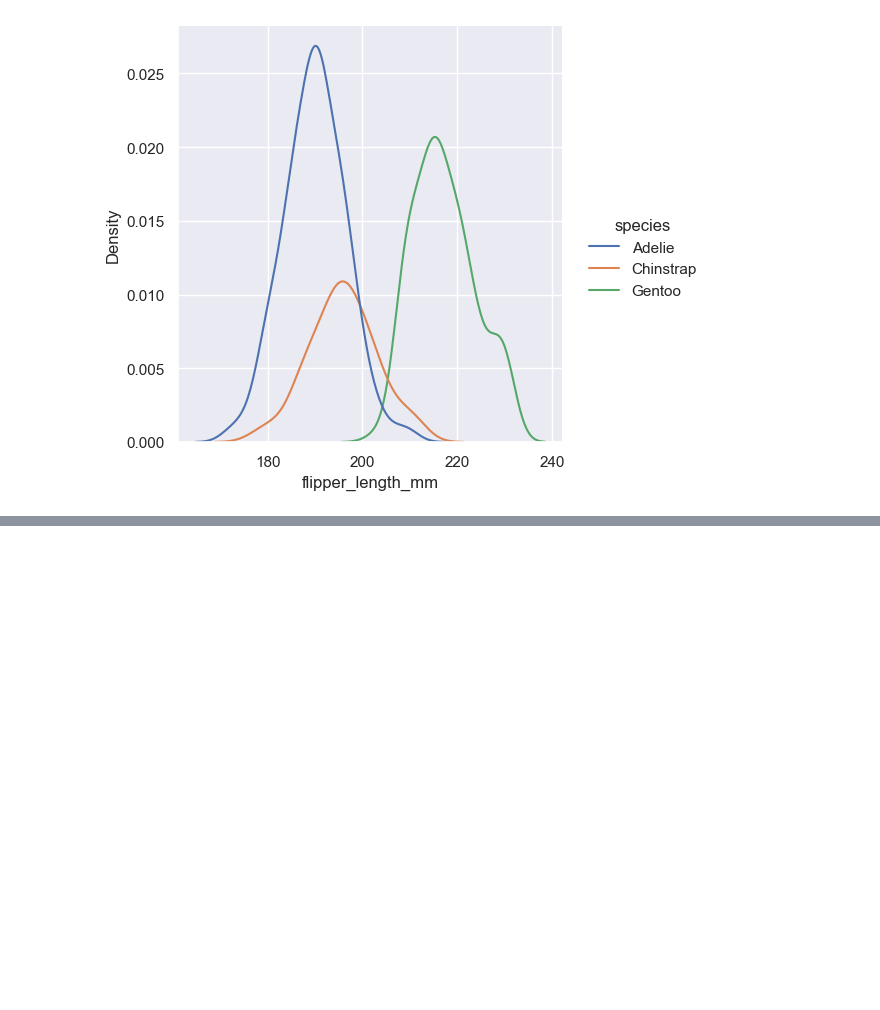
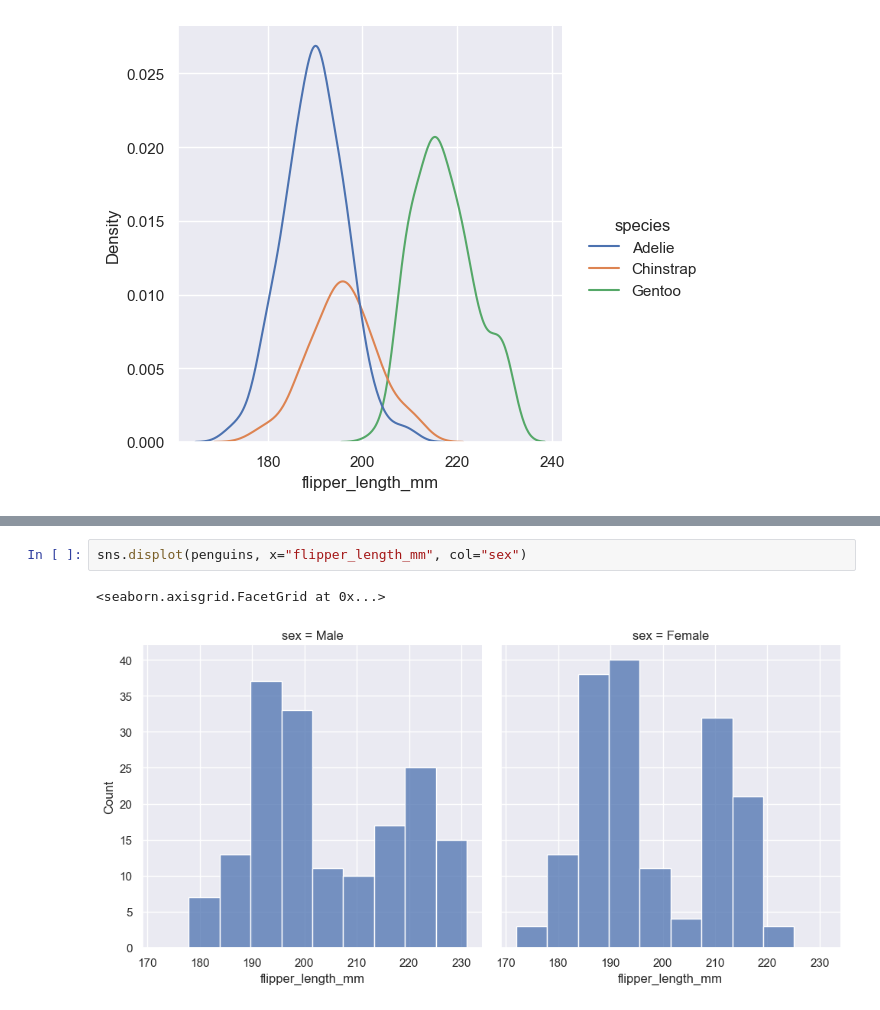
Before and after one commit to MuhammadTausif/PyComplete, a Jupyter notebook: seaborn/tutorial/distributions.ipynb, the cells around one changed output, grey strips where cells are left out. Cells and saved outputs as stored; diff of their text form; blank space fills up the shorter version.

```diff
--- a/seaborn/tutorial/distributions.ipynb
+++ b/seaborn/tutorial/distributions.ipynb
@@ -120,0 +131,5 @@ sns.displot(penguins, x="flipper_length_mm", hue="species", kind='kde')
+# %%
+sns.displot(penguins, x="flipper_length_mm", col="sex")
+# %% [output]
+<seaborn.axisgrid.FacetGrid at 0x...>
+[figure, added]
```
Also changed, not shown: parts of 9 cells of this notebook.
